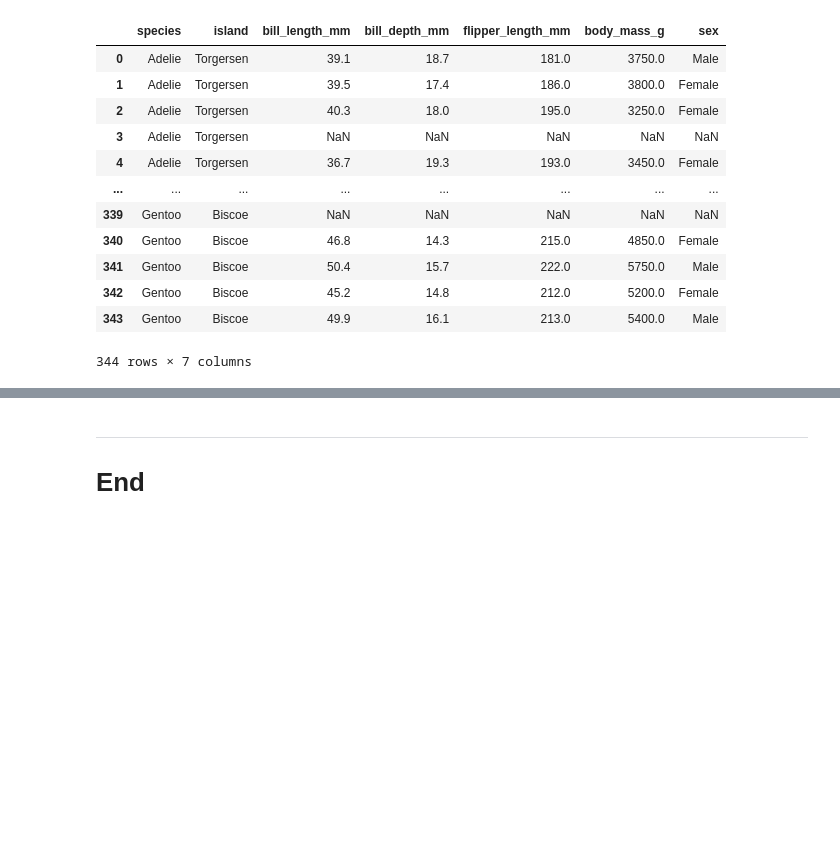
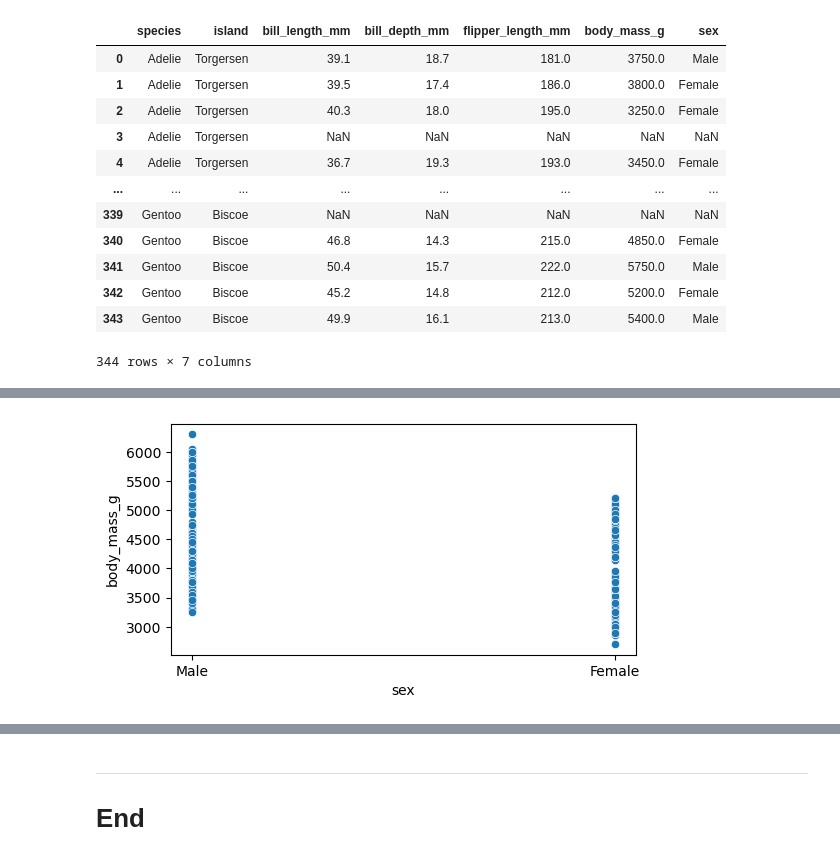
Before and after one commit to SaydsC/PrinciplesofDataAnalytics, a Jupyter notebook: penguins.ipynb, the cells around one changed output, grey strips where cells are left out. Cells and saved outputs as stored; diff of their text form; code cells hidden in the pictures; blank space fills up the shorter version.

Commit message:
inspecting the data set

```diff
--- a/penguins.ipynb
+++ b/penguins.ipynb
@@ -40,0 +129,6 @@ penguins
+# %%
+#scatterplot
+f = plt.figure(figsize=(6,3))
+fig = sns.scatterplot(x="sex", y="body_mass_g", data=penguins)
+# %% [output]
+[figure, added]
```
Also changed, not shown: parts of 13 cells of this notebook.
